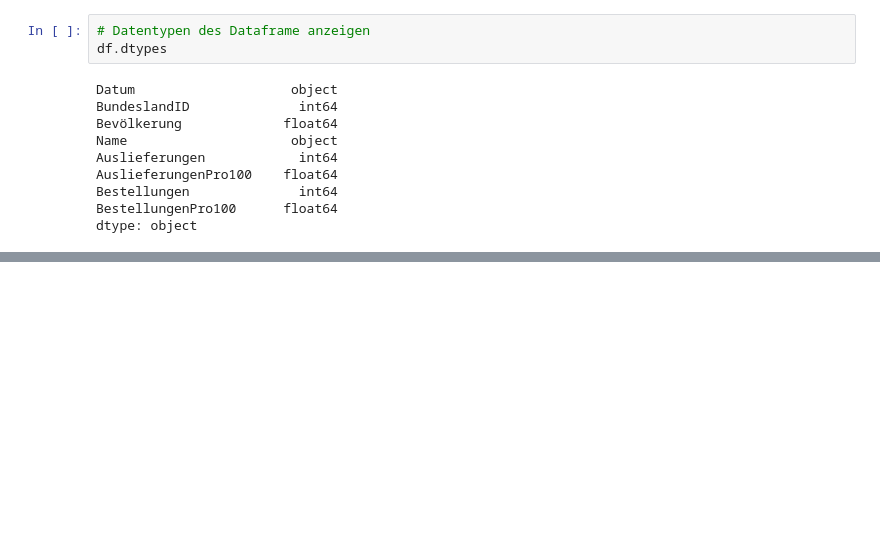
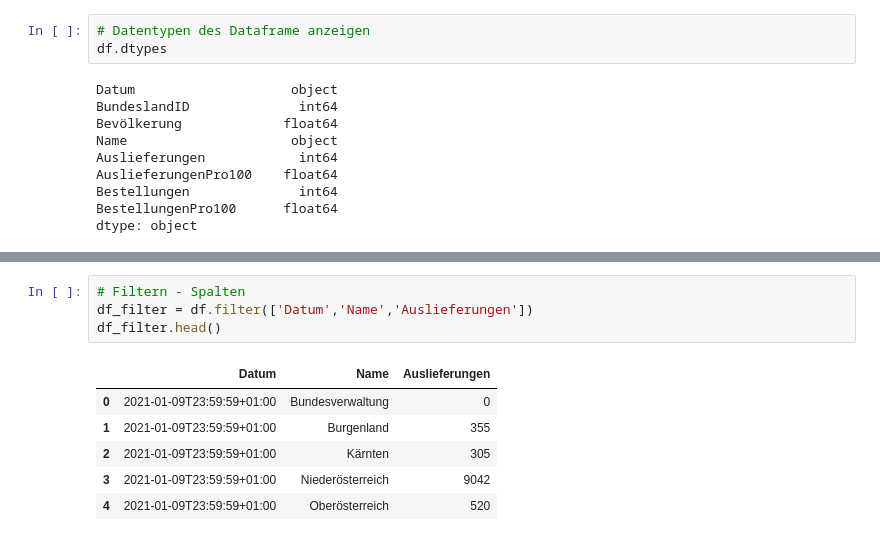
Before and after one commit to alexontour/snippets, a Jupyter notebook: snip_pandas.ipynb, the cells around one changed output, grey strips where cells are left out. Saved outputs shown, nothing was run; the diff lists cells and outputs as text; blank space fills up the shorter version.

```diff
--- a/snip_pandas.ipynb
+++ b/snip_pandas.ipynb
@@ -117,0 +69,11 @@ df.filter(['Datum','Name','Auslieferungen']).groupby('Name').max().sort_values('
+# %%
+# Filtern - Spalten
+df_filter = df.filter(['Datum','Name','Auslieferungen'])
+df_filter.head()
+# %% [output]
+|  | Datum | Name | Auslieferungen |
+| 0 | 2021-01-09T23:59:59+01:00 | Bundesverwaltung | 0 |
+| 1 | 2021-01-09T23:59:59+01:00 | Burgenland | 355 |
+| 2 | 2021-01-09T23:59:59+01:00 | Kärnten | 305 |
+| 3 | 2021-01-09T23:59:59+01:00 | Niederösterreich | 9042 |
+| 4 | 2021-01-09T23:59:59+01:00 | Oberösterreich | 520 |
```
Also changed, not shown: parts of 5 cells of this notebook.
